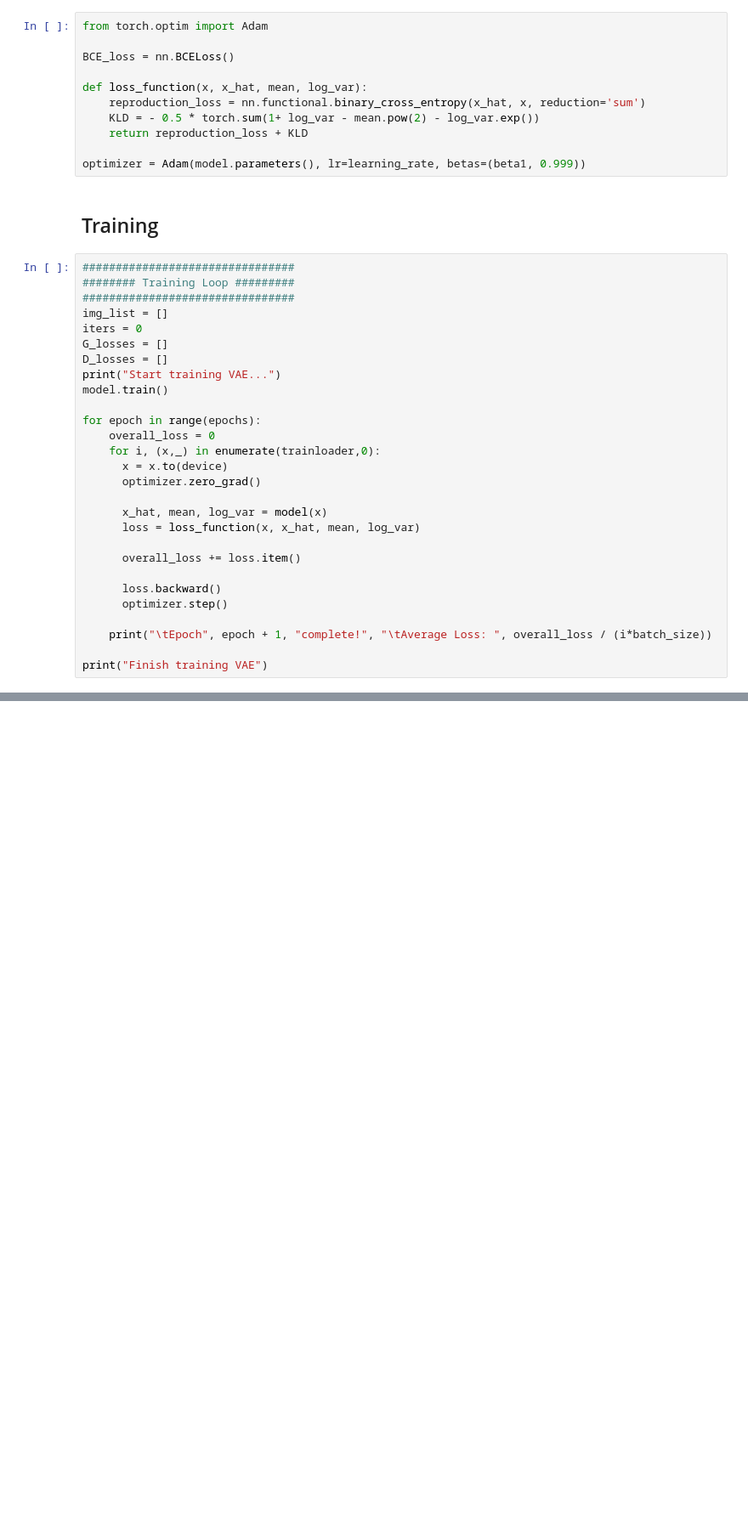
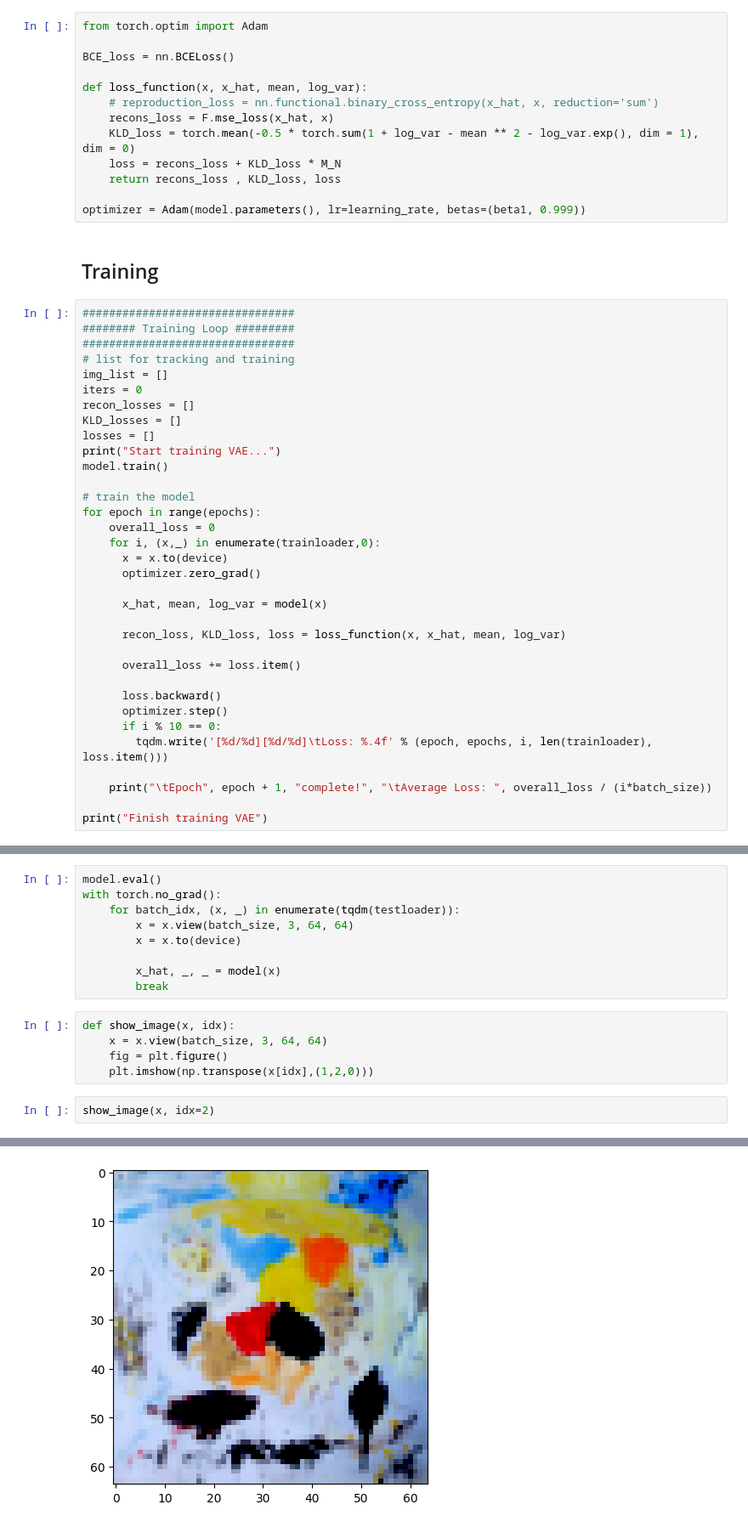
Before and after one commit to Casardo-Chen/wikiart-neural-trasnfer, a Jupyter notebook: VAE_model.ipynb, the cells around one changed output, grey strips where cells are left out. Shown at 85% size. Drawn from its saved outputs; the diff is of its cells as text; blank space fills up the shorter version.

```diff
--- a/VAE_model.ipynb
+++ b/VAE_model.ipynb
@@ -254,9 +278,11 @@ from torch.optim import Adam
 BCE_loss = nn.BCELoss()
 
 def loss_function(x, x_hat, mean, log_var):
-    reproduction_loss = nn.functional.binary_cross_entropy(x_hat, x, reduction='sum')
-    KLD = - 0.5 * torch.sum(1+ log_var - mean.pow(2) - log_var.exp())
-    return reproduction_loss + KLD
+    # reproduction_loss = nn.functional.binary_cross_entropy(x_hat, x, reduction='sum')
+    recons_loss = F.mse_loss(x_hat, x)
+    KLD_loss = torch.mean(-0.5 * torch.sum(1 + log_var - mean ** 2 - log_var.exp(), dim = 1), dim = 0)
+    loss = recons_loss + KLD_loss * M_N
+    return recons_loss , KLD_loss, loss
 
 optimizer = Adam(model.parameters(), lr=learning_rate, betas=(beta1, 0.999))
 # %% [markdown]
@@ -265,13 +291,16 @@ optimizer = Adam(model.parameters(), lr=learning_rate, betas=(beta1, 0.999))
 ################################
 ######## Training Loop #########
 ################################
+# list for tracking and training
 img_list = []
 iters = 0
-G_losses = []
-D_losses = []
+recon_losses = []
+KLD_losses = []
+losses = []
 print("Start training VAE...")
 model.train()
 
+# train the model
 for epoch in range(epochs):
     overall_loss = 0
     for i, (x,_) in enumerate(trainloader,0):
@@ -279,12 +308,15 @@ for epoch in range(epochs):
       optimizer.zero_grad()
 
       x_hat, mean, log_var = model(x)
-      loss = loss_function(x, x_hat, mean, log_var)
+
+      recon_loss, KLD_loss, loss = loss_function(x, x_hat, mean, log_var)
 
       overall_loss += loss.item()
 
       loss.backward()
       optimizer.step()
+      if i % 10 == 0:
+        tqdm.write('[%d/%d][%d/%d]\tLoss: %.4f' % (epoch, epochs, i, len(trainloader), loss.item()))
 
     print("\tEpoch", epoch + 1, "complete!", "\tAverage Loss: ", overall_loss / (i*batch_size))
 
@@ -296,0 +357,17 @@ RuntimeError: ignored
+# %%
+model.eval()
+with torch.no_grad():
+    for batch_idx, (x, _) in enumerate(tqdm(testloader)):
+        x = x.view(batch_size, 3, 64, 64)
+        x = x.to(device)
+
+        x_hat, _, _ = model(x)
+        break
+# %%
+def show_image(x, idx):
+    x = x.view(batch_size, 3, 64, 64)
+    fig = plt.figure()
+    plt.imshow(np.transpose(x[idx],(1,2,0)))
+# %%
+show_image(x, idx=2)
+# %% [output]
@@ -296,0 +375 @@ RuntimeError: ignored
+[figure, added]
```
Also changed, not shown: parts of 15 cells of this notebook.
